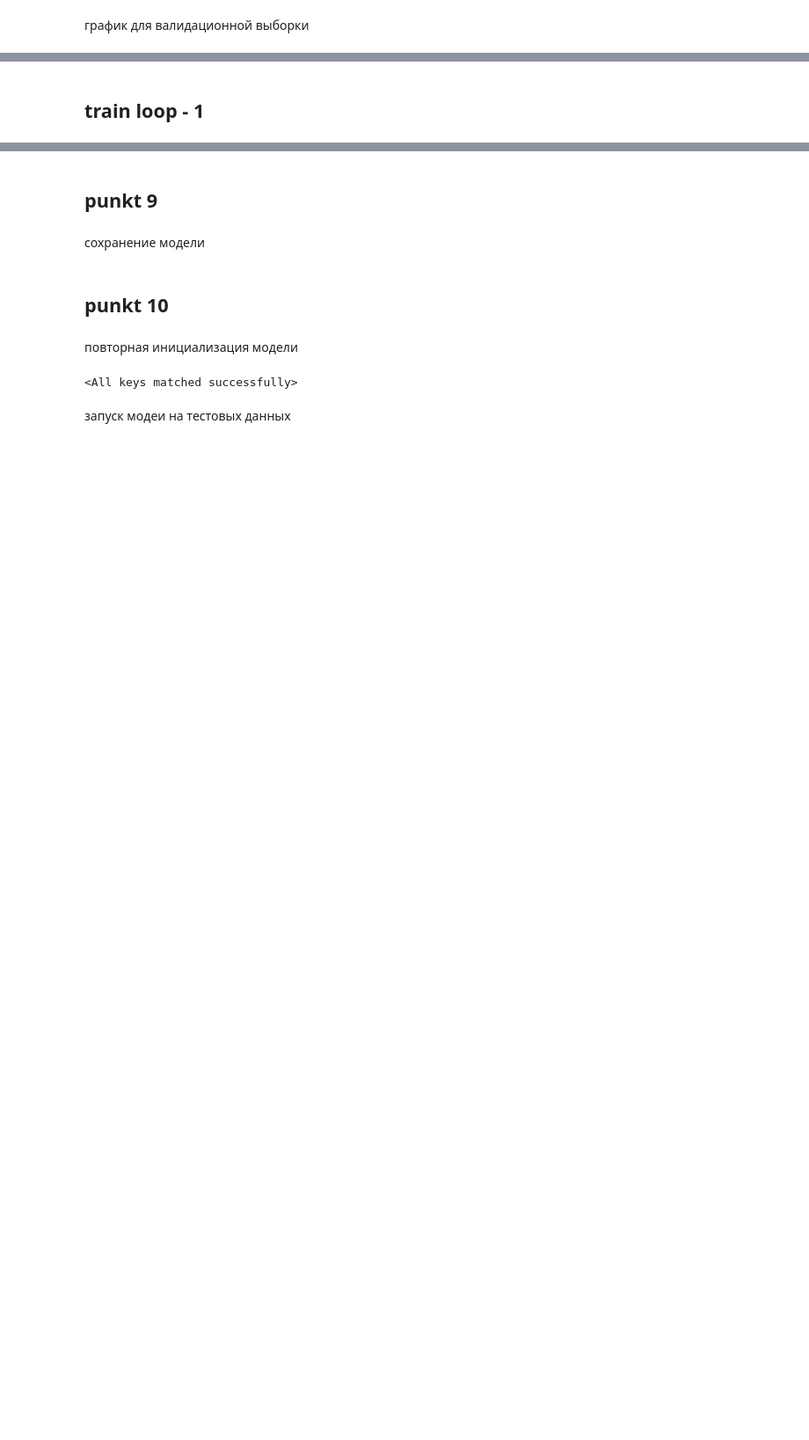
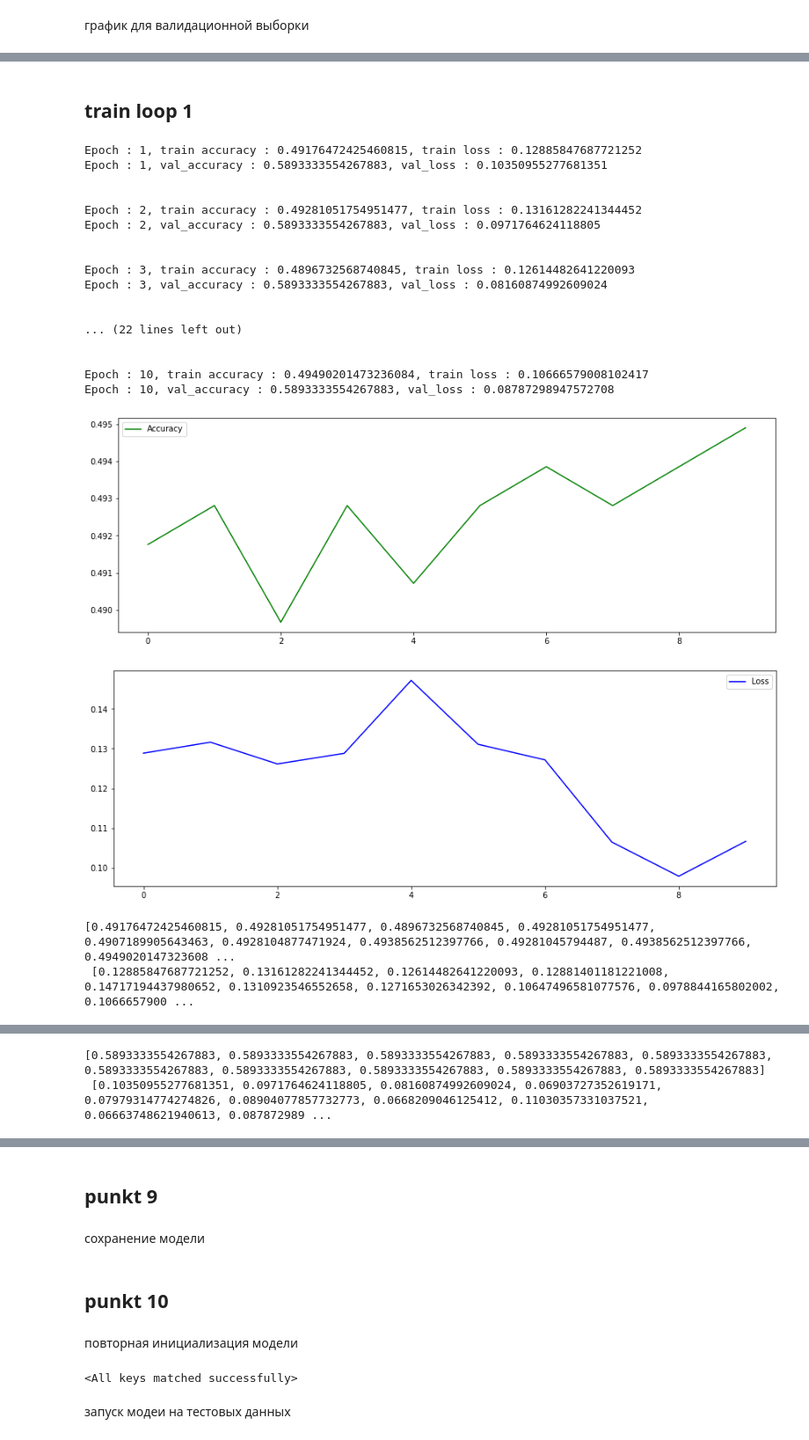
Before and after one commit to ZamotohinaMaria/Application-programming-laba-1, a Jupyter notebook: _5_laba_notebook.ipynb, the cells around one changed output, grey strips where cells are left out. Shown at 88% size. Drawn from its saved outputs; the diff is of its cells as text; code cells hidden in the pictures; blank space fills up the shorter version.

```diff
--- a/_5_laba_notebook.ipynb
+++ b/_5_laba_notebook.ipynb
@@ -426,2 +426,45 @@ show_results(val_accuracy_values, val_loss_values)
 # %% [markdown]
-## train loop - 1
+## train loop 1
+# %%
+lear = 0.001
+batch_size = 50
+
+train_loader = torch.utils.data.DataLoader(dataset = train_data, batch_size=batch_size, shuffle=True )
+val_loader = torch.utils.data.DataLoader(dataset = val_data, batch_size=batch_size, shuffle=False)
+
+optimizer = optim.Adam(params = model.parameters(), lr = lear)
+criterion = nn.BCELoss()
+
+accuracy_values = []
+loss_values = []
+
+val_accuracy_values = []
+val_loss_values = []
+
+train_loop(train_loader, val_loader)
+
+show_results(accuracy_values, loss_values)
+
+show_results(val_accuracy_values, val_loss_values)
+# %% [output]
+Epoch : 1, train accuracy : 0.49176472425460815, train loss : 0.12885847687721252
+Epoch : 1, val_accuracy : 0.5893333554267883, val_loss : 0.10350955277681351
+
+
+Epoch : 2, train accuracy : 0.49281051754951477, train loss : 0.13161282241344452
+Epoch : 2, val_accuracy : 0.5893333554267883, val_loss : 0.0971764624118805
+
+
+Epoch : 3, train accuracy : 0.4896732568740845, train loss : 0.12614482641220093
+Epoch : 3, val_accuracy : 0.5893333554267883, val_loss : 0.08160874992609024
+
+
+... (22 lines left out)
+
+
+Epoch : 10, train accuracy : 0.49490201473236084, train loss : 0.10666579008102417
+Epoch : 10, val_accuracy : 0.5893333554267883, val_loss : 0.08787298947572708
+[figure, added]
+[figure, added]
+[0.49176472425460815, 0.49281051754951477, 0.4896732568740845, 0.49281051754951477, 0.4907189905643463, 0.4928104877471924, 0.4938562512397766, 0.49281045794487, 0.4938562512397766, 0.4949020147323608 ...
+ [0.12885847687721252, 0.13161282241344452, 0.12614482641220093, 0.12881401181221008, 0.14717194437980652, 0.1310923546552658, 0.1271653026342392, 0.10647496581077576, 0.0978844165802002, 0.1066657900 ...
@@ -427,0 +473,2 @@ show_results(val_accuracy_values, val_loss_values)
+[0.5893333554267883, 0.5893333554267883, 0.5893333554267883, 0.5893333554267883, 0.5893333554267883, 0.5893333554267883, 0.5893333554267883, 0.5893333554267883, 0.5893333554267883, 0.5893333554267883]
+ [0.10350955277681351, 0.0971764624118805, 0.08160874992609024, 0.06903727352619171, 0.07979314774274826, 0.08904077857732773, 0.0668209046125412, 0.11030357331037521, 0.06663748621940613, 0.087872989 ...
```
Also changed, not shown: parts of 23 cells of this notebook, 1 other file.
